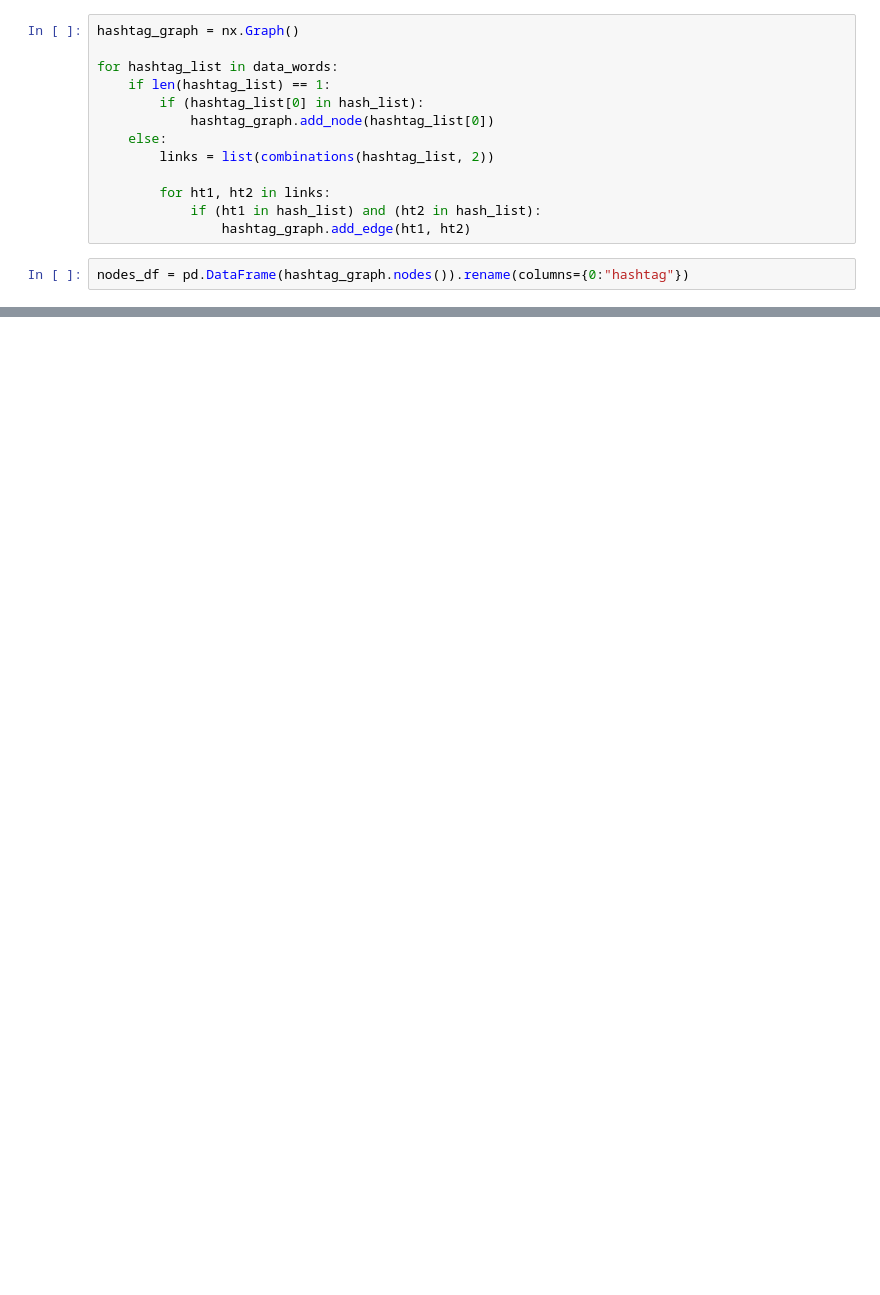
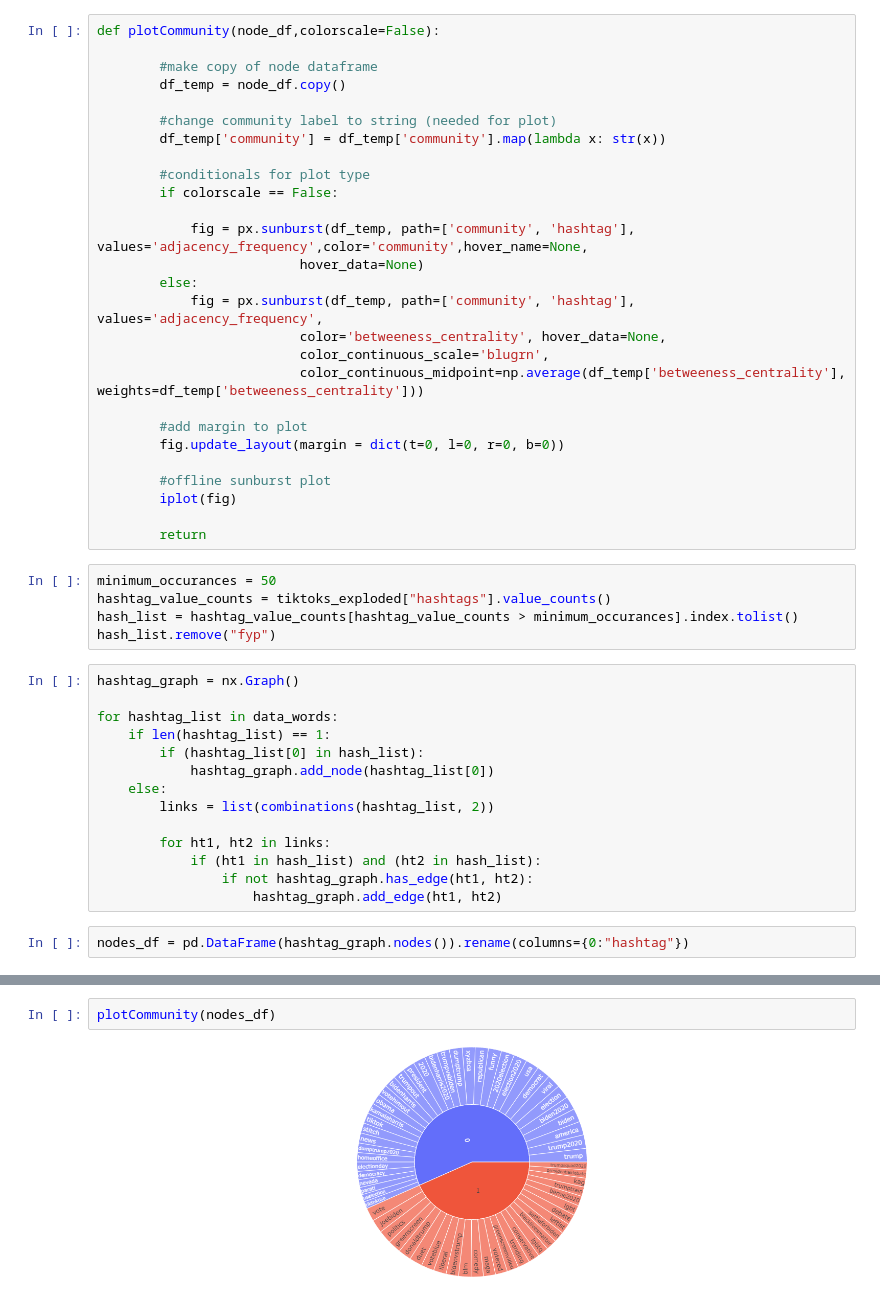
Before and after one commit to ravinitheshreddy/ComputationalSocialMedia_TikTok, a Jupyter notebook: EDA.ipynb, the cells around one changed output, grey strips where cells are left out. Saved outputs shown, nothing was run; the diff lists cells and outputs as text; blank space fills up the shorter version.

```diff
--- a/EDA.ipynb
+++ b/EDA.ipynb
@@ -604,3 +741,35 @@ Next we build a graph of hashtags where each none of the craft represents a hash
+# %%
+def plotCommunity(node_df,colorscale=False):
+
+        #make copy of node dataframe
+        df_temp = node_df.copy()
+
+        #change community label to string (needed for plot)
+        df_temp['community'] = df_temp['community'].map(lambda x: str(x))
+
+        #conditionals for plot type
+        if colorscale == False:
+
+            fig = px.sunburst(df_temp, path=['community', 'hashtag'], values='adjacency_frequency',color='community',hover_name=None,
+                          hover_data=None)
+        else:
+            fig = px.sunburst(df_temp, path=['community', 'hashtag'], values='adjacency_frequency',
+                          color='betweeness_centrality', hover_data=None,
+                          color_continuous_scale='blugrn',
+                          color_continuous_midpoint=np.average(df_temp['betweeness_centrality'], weights=df_temp['betweeness_centrality']))
+
+        #add margin to plot
+        fig.update_layout(margin = dict(t=0, l=0, r=0, b=0))
+
+        #offline sunburst plot
+        iplot(fig)
+
+        return
+# %%
+minimum_occurances = 50
+hashtag_value_counts = tiktoks_exploded["hashtags"].value_counts()
+hash_list = hashtag_value_counts[hashtag_value_counts > minimum_occurances].index.tolist()
+hash_list.remove("fyp")
 # %%
 hashtag_graph = nx.Graph()
 
@@ -613,6 +782,7 @@ for hashtag_list in data_words:
 
         for ht1, ht2 in links:
             if (ht1 in hash_list) and (ht2 in hash_list):
-                hashtag_graph.add_edge(ht1, ht2)
+                if not hashtag_graph.has_edge(ht1, ht2):
+                    hashtag_graph.add_edge(ht1, ht2)
 # %%
 nodes_df = pd.DataFrame(hashtag_graph.nodes()).rename(columns={0:"hashtag"})
@@ -663,0 +825,4 @@ nodes_df
+# %%
+plotCommunity(nodes_df)
+# %% [output]
+[figure, added]
```
Also changed, not shown: parts of 19 cells of this notebook, 2 other files.
